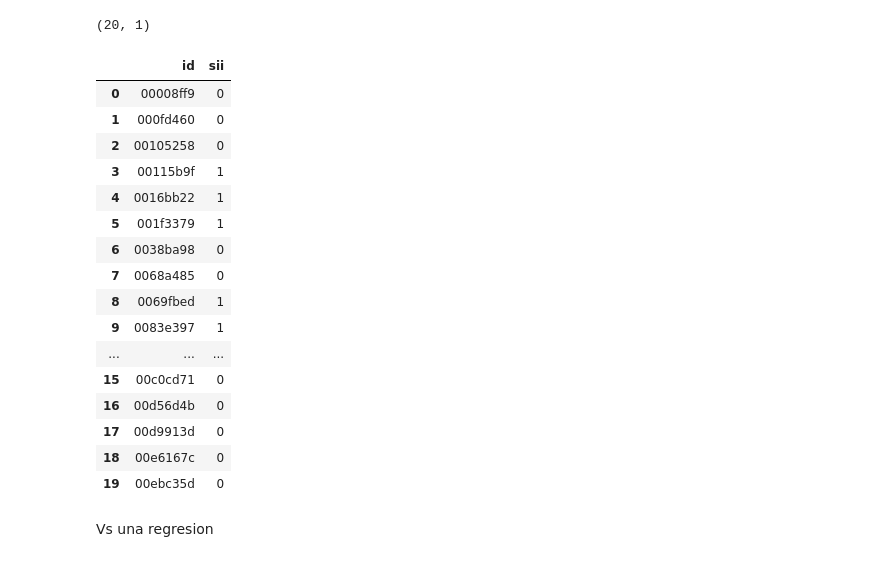
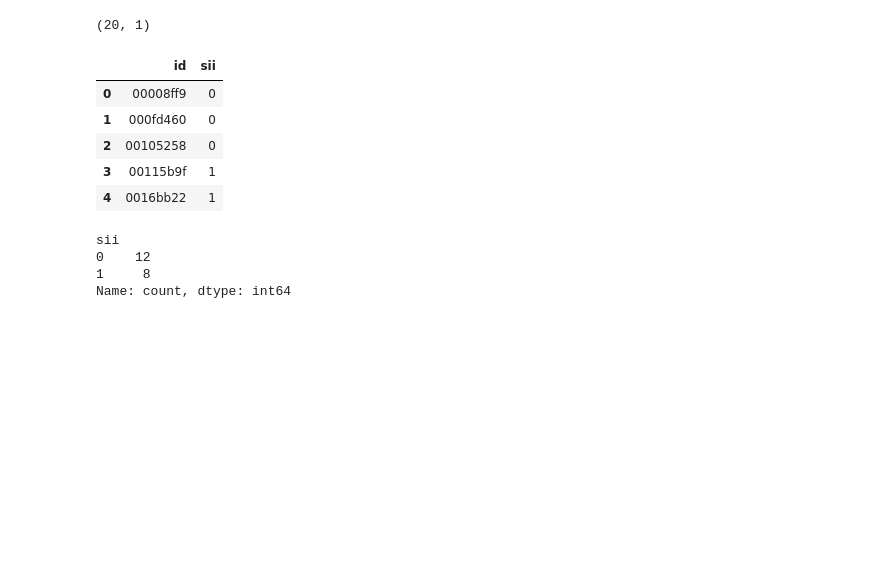
Before and after one commit to datateamclub/project_child_problematic_internet_use_03, a Jupyter notebook: first_model.ipynb, the cells around one changed output. Saved outputs shown, nothing was run; the diff lists cells and outputs as text; code cells hidden in the pictures; blank space fills up the shorter version.

```diff
--- a/first_model.ipynb
+++ b/first_model.ipynb
@@ -409,23 +409,12 @@ df_submission['sii'] = y_pred
 (20, 1)
 # %%
 df_submission['sii'] = df_submission['sii'].astype('int64')
-df_submission
+df_submission.head()
 # %% [output]
 |  | id | sii |
 | 0 | 00008ff9 | 0 |
 | 1 | 000fd460 | 0 |
 | 2 | 00105258 | 0 |
 | 3 | 00115b9f | 1 |
 | 4 | 0016bb22 | 1 |
-| 5 | 001f3379 | 1 |
-| 6 | 0038ba98 | 0 |
-| 7 | 0068a485 | 0 |
-| 8 | 0069fbed | 1 |
-| 9 | 0083e397 | 1 |
-| ... | ... | ... |
-| 15 | 00c0cd71 | 0 |
-| 16 | 00d56d4b | 0 |
-| 17 | 00d9913d | 0 |
-| 18 | 00e6167c | 0 |
-| 19 | 00ebc35d | 0 |
 # %%
@@ -440,2 +421,0 @@ else:
-# %% [markdown]
-Vs una regresion
@@ -468,0 +422,7 @@ print(f"R²: {r2:.2f}")
+# %%
+df_submission.sii.value_counts()
+# %% [output]
+sii
+0    12
+1     8
+Name: count, dtype: int64
```
Also changed, not shown: parts of 4 cells of this notebook.
